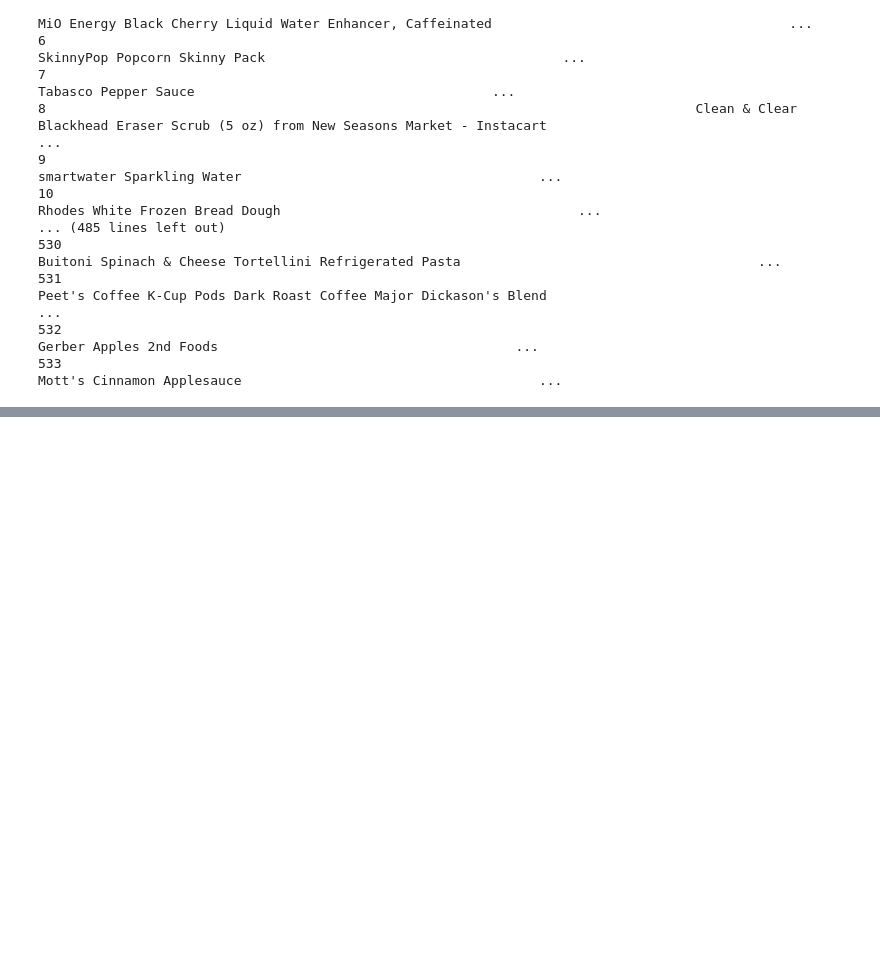
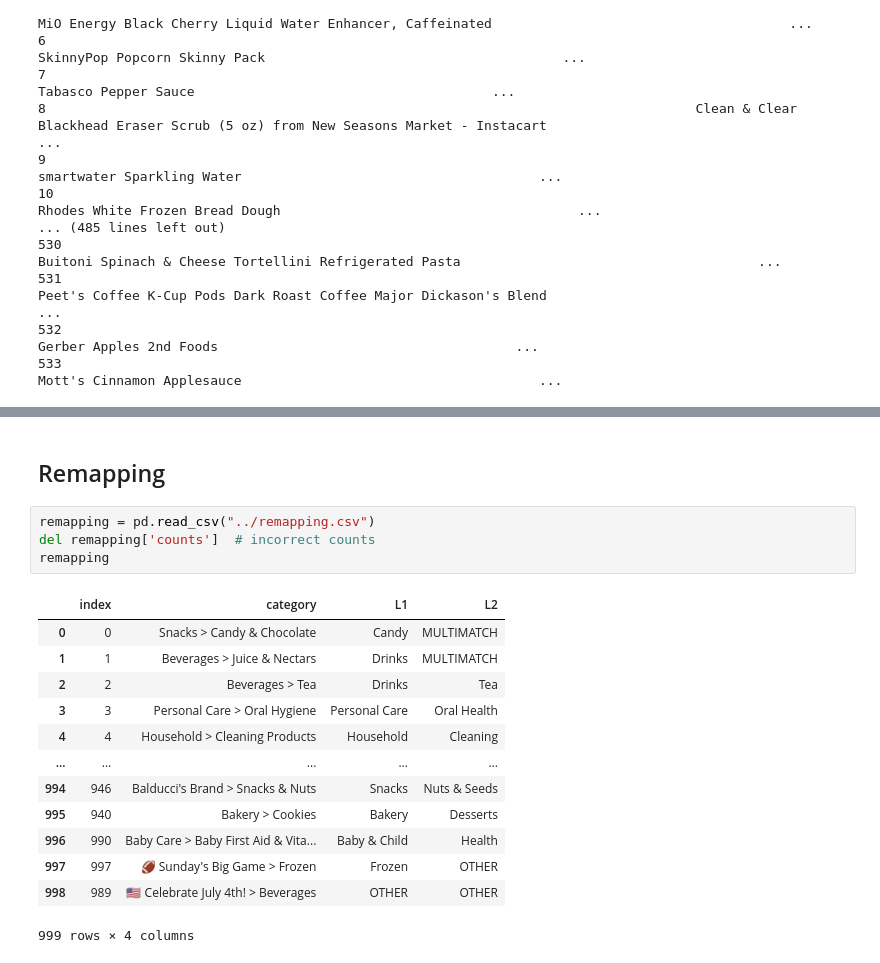
Before and after one commit to AbhiSivaprasad/doordash-ml, a Jupyter notebook: notebooks/Instacart Exploratory.ipynb, the cells around one changed output, grey strips where cells are left out. Drawn from its saved outputs; the diff is of its cells as text; blank space fills up the shorter version.

Commit message:
added category remapping to exploratory instacart

```diff
--- a/notebooks/Instacart Exploratory.ipynb
+++ b/notebooks/Instacart Exploratory.ipynb
@@ -216,0 +238,20 @@ print(sum(~))
+# %% [markdown]
+## Remapping
+# %%
+remapping = pd.read_csv("../remapping.csv")
+del remapping['counts']  # incorrect counts
+remapping
+# %% [output]
+|  | index | category | L1 | L2 |
+| 0 | 0 | Snacks > Candy & Chocolate | Candy | MULTIMATCH |
+| 1 | 1 | Beverages > Juice & Nectars | Drinks | MULTIMATCH |
+| 2 | 2 | Beverages > Tea | Drinks | Tea |
+| 3 | 3 | Personal Care > Oral Hygiene | Personal Care | Oral Health |
+| 4 | 4 | Household > Cleaning Products | Household | Cleaning |
+| ... | ... | ... | ... | ... |
+| 994 | 946 | Balducci's Brand > Snacks & Nuts | Snacks | Nuts & Seeds |
+| 995 | 940 | Bakery > Cookies | Bakery | Desserts |
+| 996 | 990 | Baby Care > Baby First Aid & Vita... | Baby & Child | Health |
+| 997 | 997 | 🏈 Sunday's Big Game > Frozen | Frozen | OTHER |
+| 998 | 989 | 🇺🇸 Celebrate July 4th! > Beverages | OTHER | OTHER |
+999 rows × 4 columns
```
Also changed, not shown: parts of 15 cells of this notebook, 1 other file.
